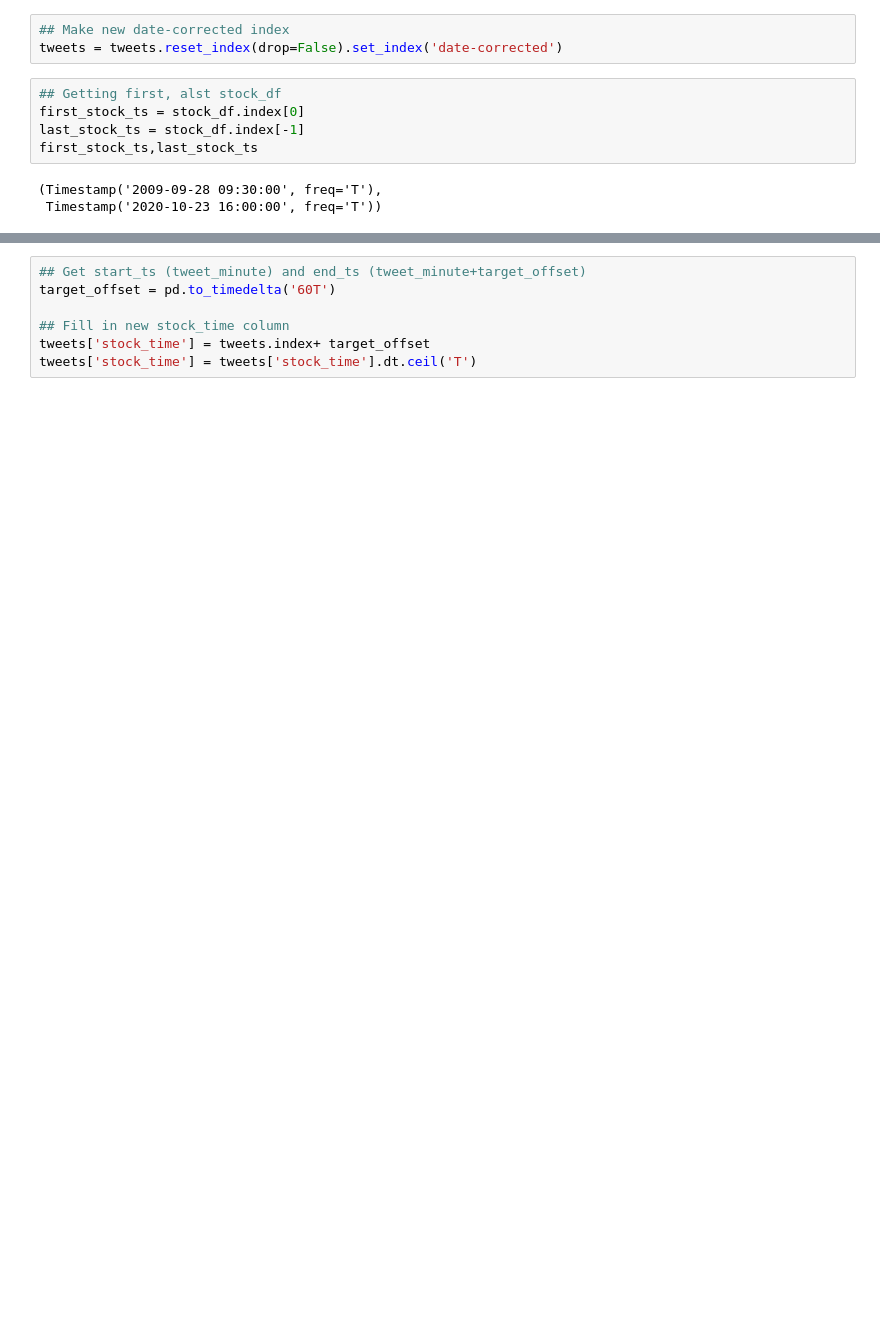
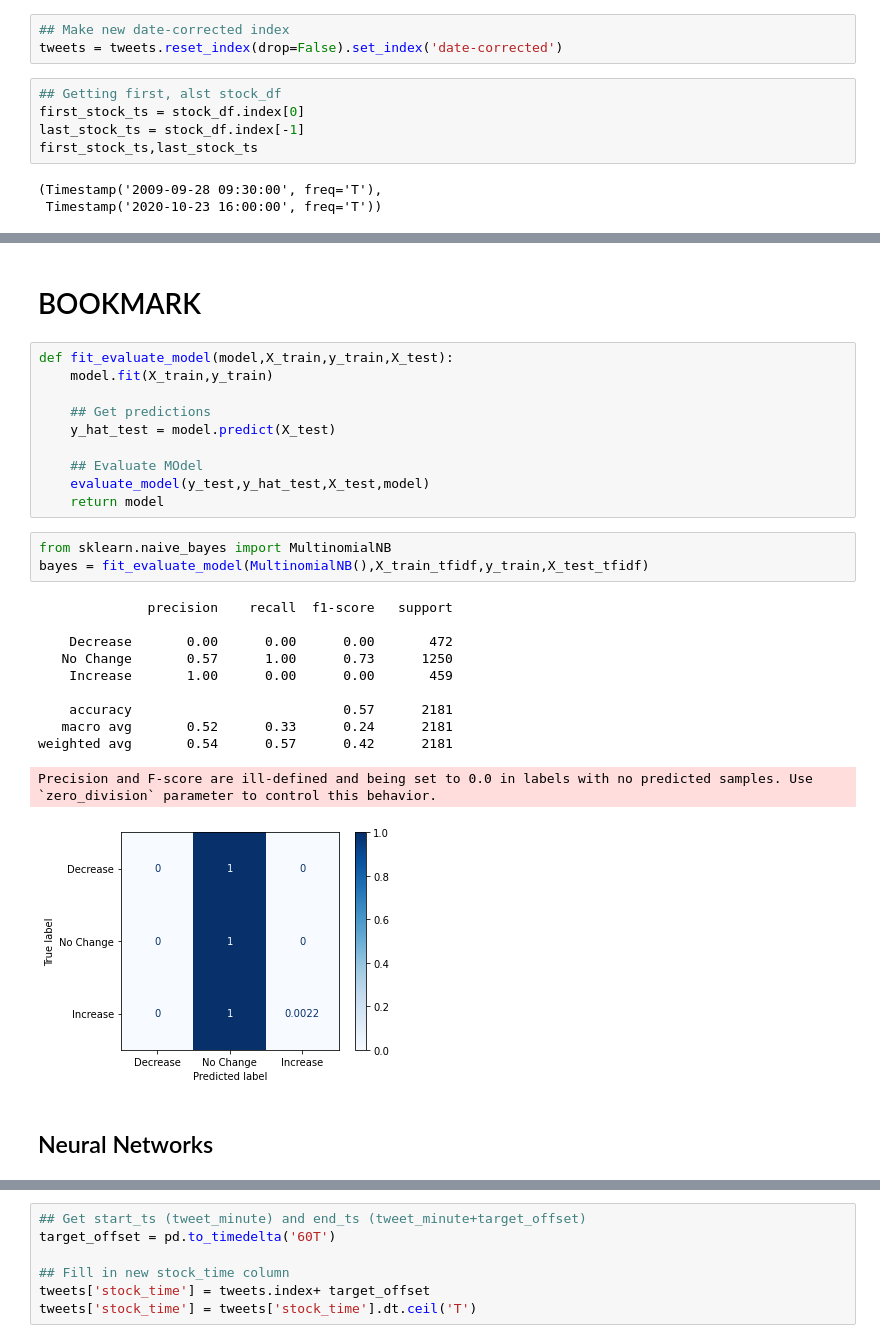
Before and after one commit to jirvingphd/capstone-project-using-trumps-tweets-to-predict-stock-market, a Jupyter notebook: Capstone Restarted 10-2020.ipynb, the cells around one changed output, grey strips where cells are left out. Saved outputs shown, nothing was run; the diff lists cells and outputs as text; blank space fills up the shorter version.

```diff
--- a/Capstone Restarted 10-2020.ipynb
+++ b/Capstone Restarted 10-2020.ipynb
@@ -404,0 +777,29 @@ tweets
+# %% [markdown]
+# BOOKMARK
+# %%
+def fit_evaluate_model(model,X_train,y_train,X_test):
+    model.fit(X_train,y_train)
+
+    ## Get predictions
+    y_hat_test = model.predict(X_test)
+
+    ## Evaluate MOdel
+    evaluate_model(y_test,y_hat_test,X_test,model)
+    return model
+# %%
+from sklearn.naive_bayes import MultinomialNB
+bayes = fit_evaluate_model(MultinomialNB(),X_train_tfidf,y_train,X_test_tfidf)
+# %% [output]
+              precision    recall  f1-score   support
+
+    Decrease       0.00      0.00      0.00       472
+   No Change       0.57      1.00      0.73      1250
+    Increase       1.00      0.00      0.00       459
+
+    accuracy                           0.57      2181
+   macro avg       0.52      0.33      0.24      2181
+weighted avg       0.54      0.57      0.42      2181
+Precision and F-score are ill-defined and being set to 0.0 in labels with no predicted samples. Use `zero_division` parameter to control this behavior.
+[figure, added]
+# %% [markdown]
+## Neural Networks
```
Also changed, not shown: parts of 80 cells of this notebook, 2 other files.
